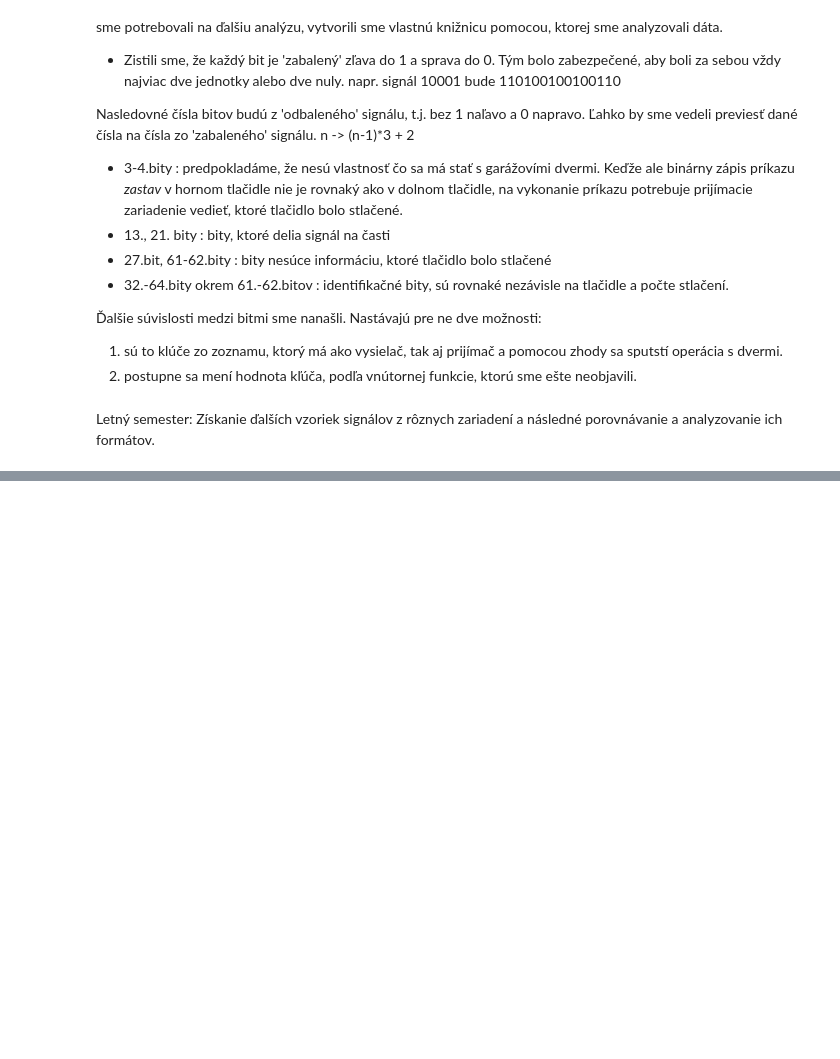
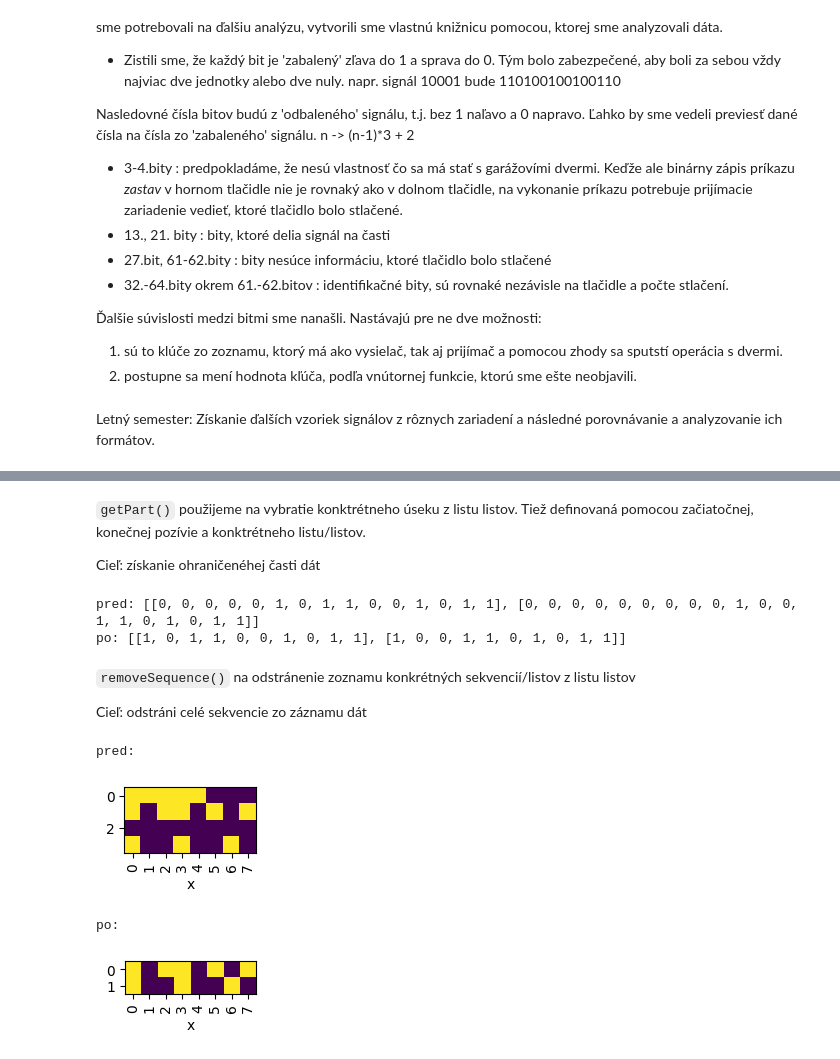
Before and after one commit to amosova1/RocnikovyProjekt, a Jupyter notebook: librarySignal.ipynb, the cells around one changed output, grey strips where cells are left out. Saved outputs shown, nothing was run; the diff lists cells and outputs as text; code cells hidden in the pictures; blank space fills up the shorter version.

```diff
--- a/librarySignal.ipynb
+++ b/librarySignal.ipynb
@@ -129,7 +199,9 @@ def draw(zoz: list, showDiffs=False, zoom=1) -> None:
         0 : fialová
         nastavený `showDiffs` : vykreslí ešte jeden obrázok, kde sú fialovým označené, že daný bit nadobúda rôzne hodnoty
     """
-    max_length = len(max(zoz, key=len))
+    #print(zoz)
+    m = max(zoz, key=len)
+    max_length = len(m)
 
     for i in range(0, len(zoz)):
         while len(zoz[i]) < max_length:
@@ -392,7 +465,7 @@ def separateSignal(zoz: list, num: int = 3) -> list:
 
     fin = []
     for i in range(0, len(zoz)):
-        if set(zoz[i]) != set([1, 0]):
+        if set(zoz[i]) != set([1, 0]) and set(zoz[i]) != set([1]) and set(zoz[i]) != set([0]):
             raise ValueError("zoz - char nie je 0 ani 1")
 
         pom = ''
@@ -499,6 +573,10 @@ def findSameSignalMulti(zozA: list, zozB: list) -> list:
     zoz1 = findSameSignal(zozA)
     zoz2 = findSameSignal(zozB)
 
+    if zoz1 == [] and zoz2 == []:
+        zoz1 = zozA
+        zoz2 = zozB
+
     fin = []
     for i in range(0, len(zoz1)):
         if zoz1[i] in zoz2 and zoz1[i] not in fin:
@@ -1324,0 +1445,5 @@ Získanie ďalších vzoriek signálov z rôznych zariadení a následné porovn
+# %% [markdown]
+`getPart()`
+použijeme na vybratie konktrétneho úseku z listu listov. Tiež definovaná pomocou začiatočnej, konečnej pozívie a konktrétneho listu/listov.
+
+Cieľ: získanie ohraničenéhej časti dát
@@ -1324,0 +1477,43 @@ Získanie ďalších vzoriek signálov z rôznych zariadení a následné porovn
+# %%
+pr = [[0, 0, 0, 0, 0, 1, 0, 1, 1, 0, 0, 1, 0, 1, 1], [0, 0, 0, 0, 0, 0, 0, 0, 0, 1, 0, 0, 1, 1, 0, 1, 0, 1, 1]]
+novy = [getPart(pr, 5, len(pr[0])-1,[0])[0], getPart(pr, 9, len(pr[1])-1, [1])[0]]
+print("pred: " + str(pr))
+print("po: " + str(novy))
+# %% [output]
+pred: [[0, 0, 0, 0, 0, 1, 0, 1, 1, 0, 0, 1, 0, 1, 1], [0, 0, 0, 0, 0, 0, 0, 0, 0, 1, 0, 0, 1, 1, 0, 1, 0, 1, 1]]
+po: [[1, 0, 1, 1, 0, 0, 1, 0, 1, 1], [1, 0, 0, 1, 1, 0, 1, 0, 1, 1]]
+# %% [markdown]
+`removeSequence()`
+na odstránenie zoznamu konkrétných sekvencií/listov z listu listov
+
+Cieľ: odstráni celé sekvencie zo záznamu dát
+# %%
+def removeSequence(zoz: list, num: list) -> list:
+    """
+    Vráti signál bez danej sekvencie
+
+    Argumenty:
+        `zoz` -> list listov
+        `num` -> číslo danej sekvencie 0 až n-1, kde n je počet elementov v zoz
+
+    Výsledok:
+        `zoz` -> výsledný list bez danej sekvencie
+    """
+    fin = []
+    for i in range(0, len(zoz)):
+        if i not in num:
+            fin.append(zoz[i])
+
+    return fin
+# %%
+pr = [[1, 1, 1, 1, 1], [1, 0, 1, 1, 0, 1, 0, 1], [0, 0, 0], [1, 0, 0, 1, 0, 0, 1, 0]]
+novy = removeSequence(pr, [0, 2])
+print("pred: ")
+draw(pr)
+print("po: ")
+draw(novy)
+# %% [output]
+pred:
+[figure, added]
+po:
+[figure, added]
```
Also changed, not shown: parts of 19 cells of this notebook.
